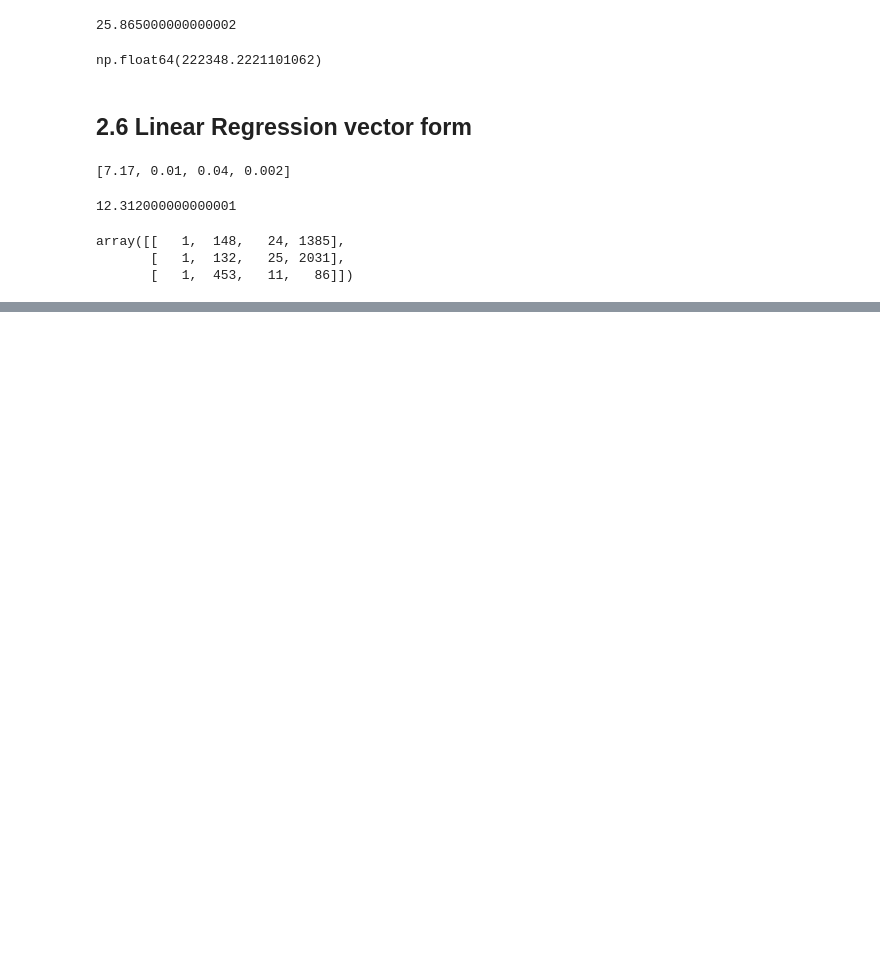
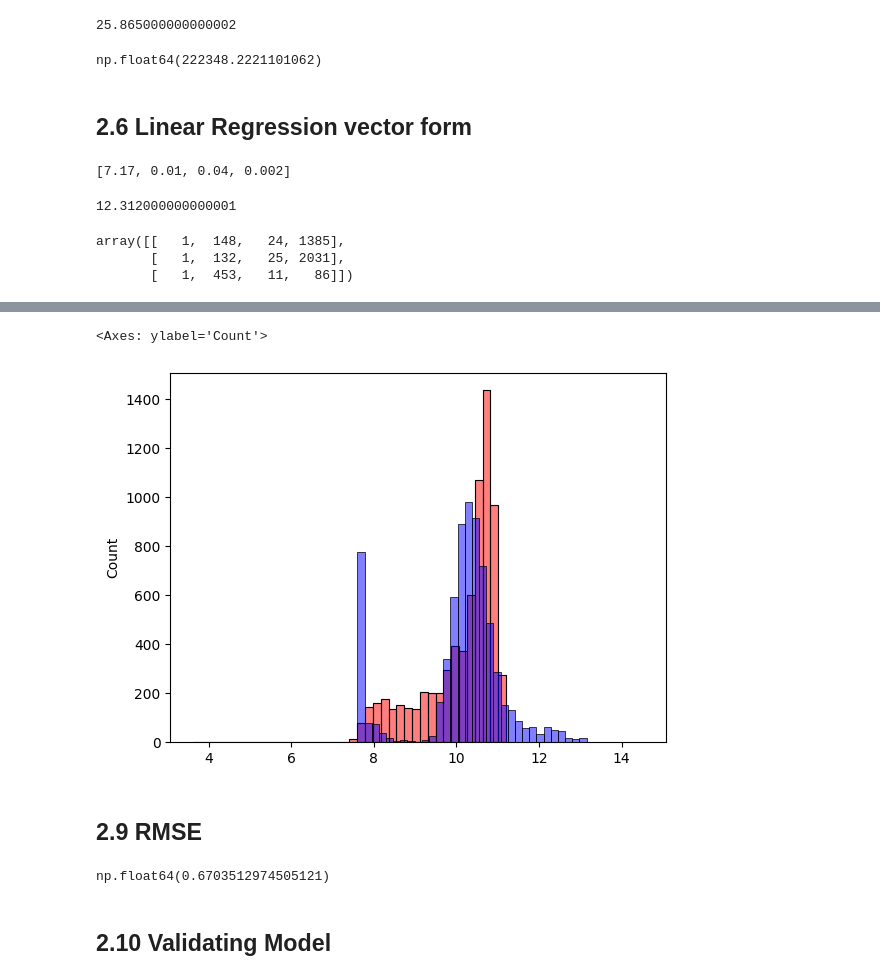
Before and after one commit to Sonu-Surendran/Machine_Learning, a Jupyter notebook: course2/ml_car_price.ipynb, the cells around one changed output, grey strips where cells are left out. Saved outputs shown, nothing was run; the diff lists cells and outputs as text; code cells hidden in the pictures; blank space fills up the shorter version.

Commit message:
model validation implemented

```diff
--- a/course2/ml_car_price.ipynb
+++ b/course2/ml_car_price.ipynb
@@ -376,0 +474,2 @@ def lr
+# %%
+value_col = df.dtypes[df.dtypes == "int64"].index
@@ -376,0 +480,2 @@ def lr
+# %%
+x_train_value = df_train[value_col].values
@@ -376,0 +501,2 @@ def lr
+# %%
+test_w0, test_w = regression(x_train_value, y_train)
@@ -376,0 +518,10 @@ def lr
+# %%
+pred = test_w0+ x_train_value.dot(test_w)
+# %%
+sns.histplot(pred, bins=40, color="red", alpha=0.5)
+sns.histplot(y_train, bins=40, color="blue", alpha=0.5)
+# %% [output]
+<Axes: ylabel='Count'>
+[figure, added]
+# %% [markdown]
+## 2.9 RMSE
@@ -376,0 +534,6 @@ def lr
+# %%
+rmse(pred, y_train)
+# %% [output]
+np.float64(0.6703512974505121)
+# %% [markdown]
+## 2.10 Validating Model
```
Also changed, not shown: parts of 25 cells of this notebook.
